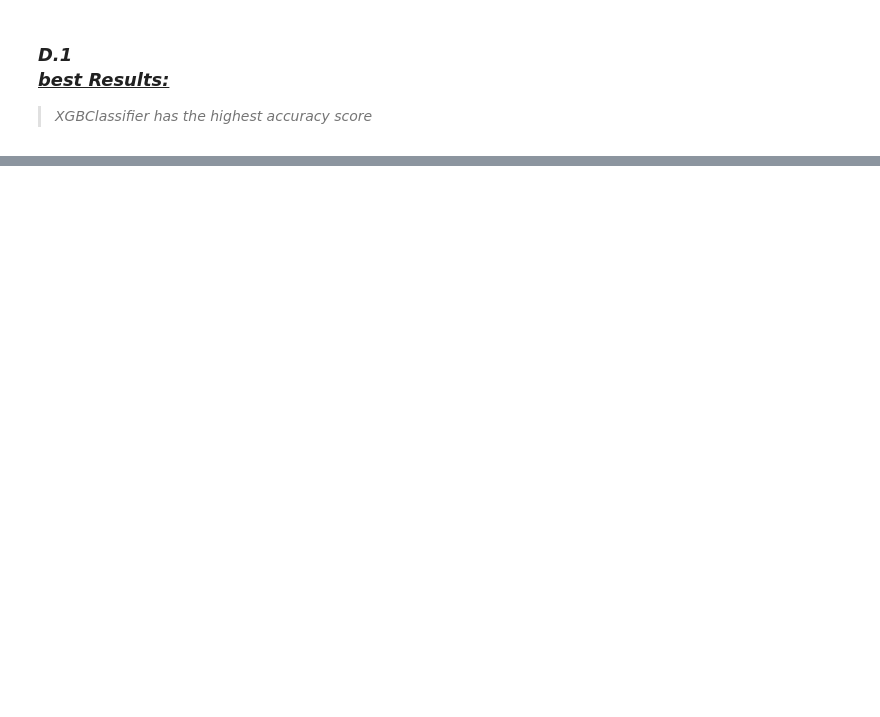
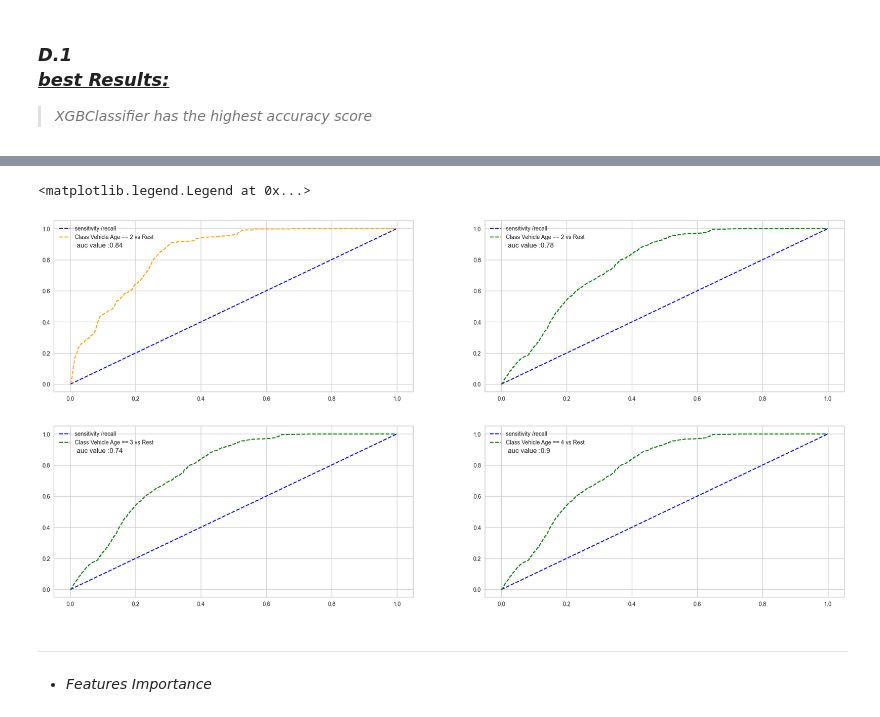
Before and after one commit to omars1234/Insurance_Analysis, a Jupyter notebook: Notebooks/Data_Classification/vehicleage_classifier_param.ipynb, the cells around one changed output, grey strips where cells are left out. Saved outputs shown, nothing was run; the diff lists cells and outputs as text; code cells hidden in the pictures; blank space fills up the shorter version.

```diff
--- a/Notebooks/Data_Classification/vehicleage_classifier_param.ipynb
+++ b/Notebooks/Data_Classification/vehicleage_classifier_param.ipynb
@@ -716,0 +679,31 @@ plt.legend(loc='best')
+# %%
+plt.subplot(221)
+plt.plot(p_fpr, p_tpr, linestyle='--', color='blue')
+plt.plot(fpr[0], tpr[0], linestyle='--',color='orange')
+plt.text(0.02,0.88, f'auc value :{round(auc(fpr[0], tpr[0]),2)}')
+plt.legend(['sensitivity /recall','Class Vehicle Age == 2 vs Rest'])
+
+plt.subplot(222)
+plt.plot(p_fpr, p_tpr, linestyle='--', color='blue')
+plt.plot(fpr[1], tpr[1], linestyle='--',color='green')
+plt.text(0.02,0.88, f'auc value :{round(auc(fpr[1], tpr[1]),2)}')
+plt.legend(['sensitivity /recall','Class Vehicle Age == 2 vs Rest'])
+
+plt.subplot(223)
+plt.plot(p_fpr, p_tpr, linestyle='--', color='blue')
+plt.plot(fpr[1], tpr[1], linestyle='--',color='green')
+plt.text(0.02,0.88, f'auc value :{round(auc(fpr[2], tpr[2]),2)}')
+plt.legend(['sensitivity /recall','Class Vehicle Age == 3 vs Rest'])
+
+plt.subplot(224)
+plt.plot(p_fpr, p_tpr, linestyle='--', color='blue')
+plt.plot(fpr[1], tpr[1], linestyle='--',color='green')
+plt.text(0.02,0.88, f'auc value :{round(auc(fpr[3], tpr[3]),2)}')
+plt.legend(['sensitivity /recall','Class Vehicle Age == 4 vs Rest'])
+# %% [output]
+<matplotlib.legend.Legend at 0x...>
+[figure, added]
+# %% [markdown]
+---
+# %% [markdown]
+* *Features Importance*
```
Also changed, not shown: parts of 17 cells of this notebook, 5 other files.
